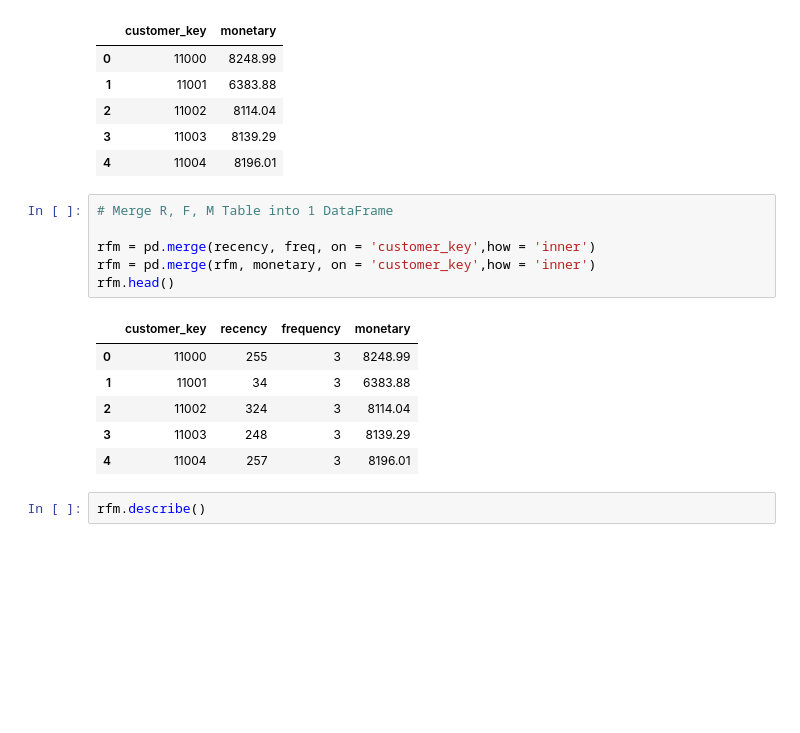
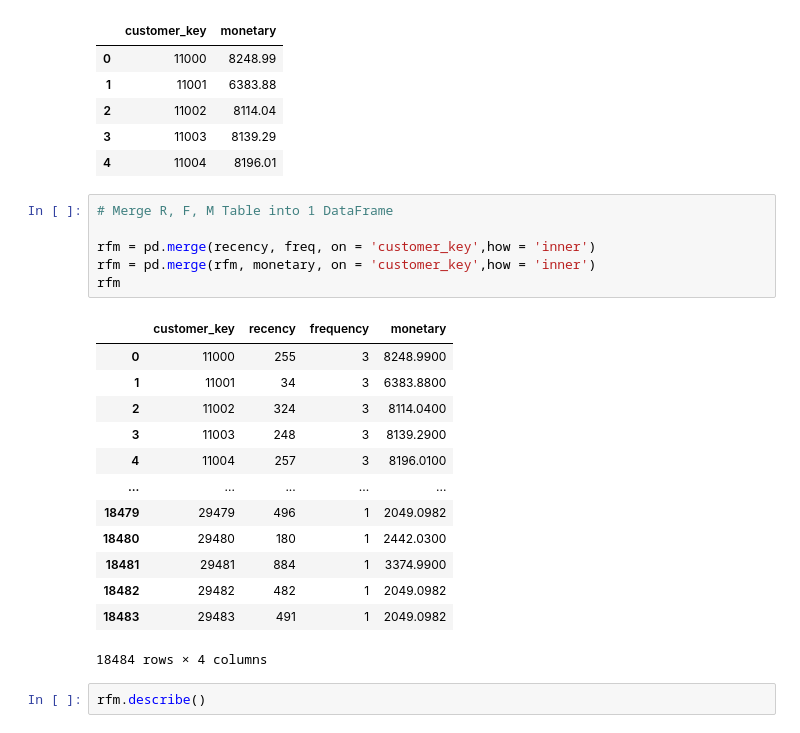
Before and after one commit to Tamuonanthit/FinalProject__231PP0802_Group4, a Jupyter notebook: RFM copy.ipynb, the cells around one changed output. Drawn from its saved outputs; the diff is of its cells as text; blank space fills up the shorter version.

```diff
--- a/RFM copy.ipynb
+++ b/RFM copy.ipynb
@@ -233,16 +233,23 @@ monetary.head()
 # %%
 # Merge R, F, M Table into 1 DataFrame
 
 rfm = pd.merge(recency, freq, on = 'customer_key',how = 'inner')
 rfm = pd.merge(rfm, monetary, on = 'customer_key',how = 'inner')
-rfm.head()
+rfm
 # %% [output]
 |  | customer_key | recency | frequency | monetary |
-| 0 | 11000 | 255 | 3 | 8248.99 |
-| 1 | 11001 | 34 | 3 | 6383.88 |
-| 2 | 11002 | 324 | 3 | 8114.04 |
-| 3 | 11003 | 248 | 3 | 8139.29 |
-| 4 | 11004 | 257 | 3 | 8196.01 |
+| 0 | 11000 | 255 | 3 | 8248.9900 |
+| 1 | 11001 | 34 | 3 | 6383.8800 |
+| 2 | 11002 | 324 | 3 | 8114.0400 |
+| 3 | 11003 | 248 | 3 | 8139.2900 |
+| 4 | 11004 | 257 | 3 | 8196.0100 |
+| ... | ... | ... | ... | ... |
+| 18479 | 29479 | 496 | 1 | 2049.0982 |
+| 18480 | 29480 | 180 | 1 | 2442.0300 |
+| 18481 | 29481 | 884 | 1 | 3374.9900 |
+| 18482 | 29482 | 482 | 1 | 2049.0982 |
+| 18483 | 29483 | 491 | 1 | 2049.0982 |
+18484 rows × 4 columns
 # %%
 rfm.describe()
 # %% [output]
```
Also changed, not shown: parts of 14 cells of this notebook.
